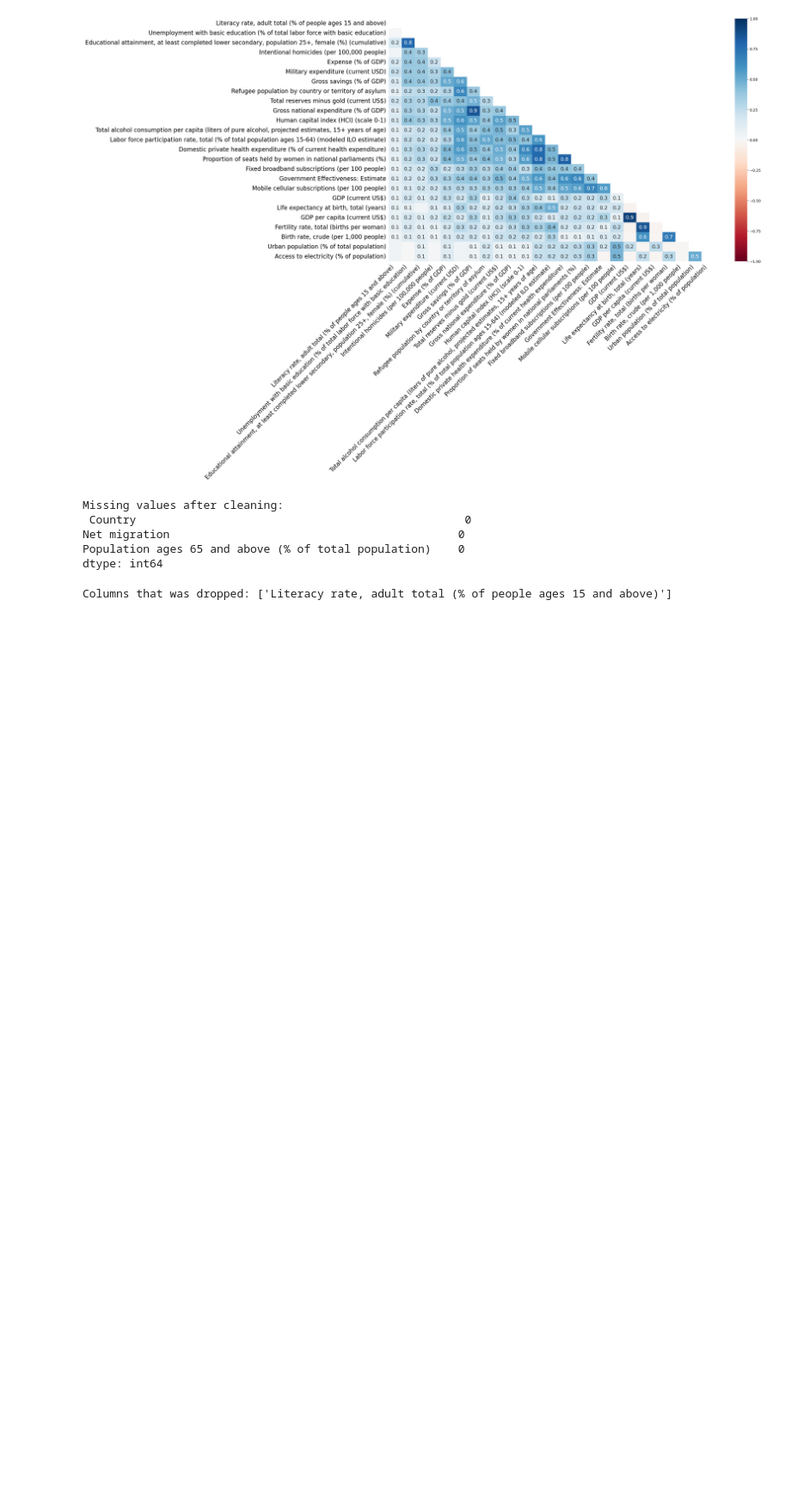
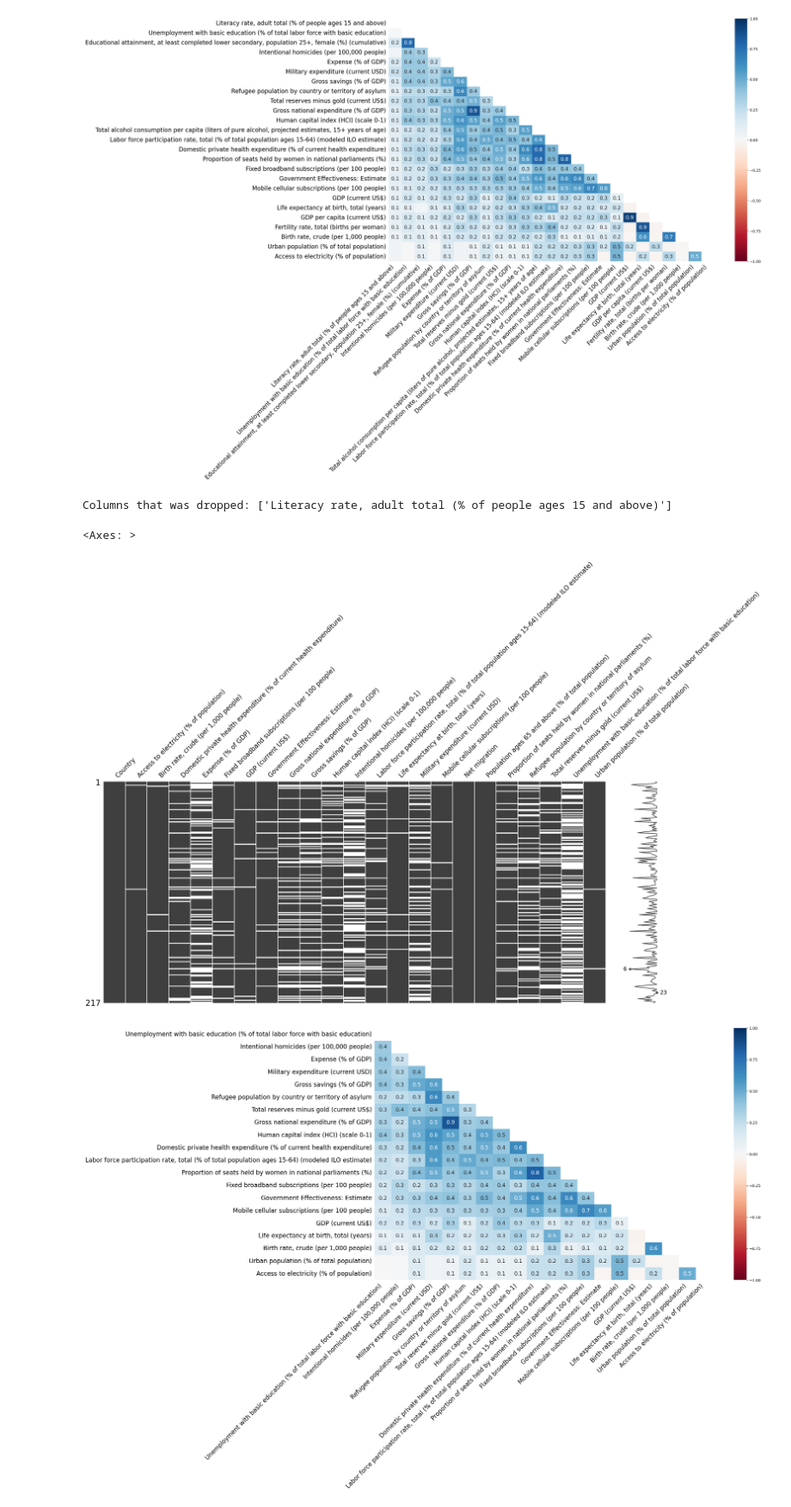
Before and after one commit to Omadzze/world_bank, a Jupyter notebook: sample.ipynb, the cells around one changed output. Shown at 86% size. Saved outputs shown, nothing was run; the diff lists cells and outputs as text; code cells hidden in the pictures; blank space fills up the shorter version.

```diff
--- a/sample.ipynb
+++ b/sample.ipynb
@@ -86,19 +89,21 @@ msno.heatmap(data, sort="ascending")
 <Axes: >
 [figure]
 [figure]
-# %%
-cluster_cleaned_1 = data.loc[:, (data.isnull().mean() * 100) <= 0.2]
-
-# Verify removal of high-missing-data columns
-missing_data_cleaned_ = cluster_cleaned_1.isnull().sum().sort_values(ascending=False)
-print("Missing values after cleaning:\n", missing_data_cleaned_)
-# %% [output]
-Missing values after cleaning:
- Country                                                 0
-Net migration                                           0
-Population ages 65 and above (% of total population)    0
-dtype: int64
 # %%
 missing_values_df = world_bank.drop_missing_values_range(missing_percentage, 80)
 # %% [output]
 Columns that was dropped: ['Literacy rate, adult total (% of people ages 15 and above)']
+# %%
+corr_features_df = missing_values_df.drop(columns=[
+    'Fertility rate, total (births per woman)',
+    'GDP per capita (current US$)',
+    'Educational attainment, at least completed lower secondary, population 25+, female (%) (cumulative)',
+    'Total alcohol consumption per capita (liters of pure alcohol, projected estimates, 15+ years of age)'
+])
+# %%
+msno.matrix(corr_features_df)
+msno.heatmap(corr_features_df, sort="ascending")
+# %% [output]
+<Axes: >
+[figure, added]
+[figure, added]
```
Also changed, not shown: parts of 2 cells of this notebook, 1 other file.
